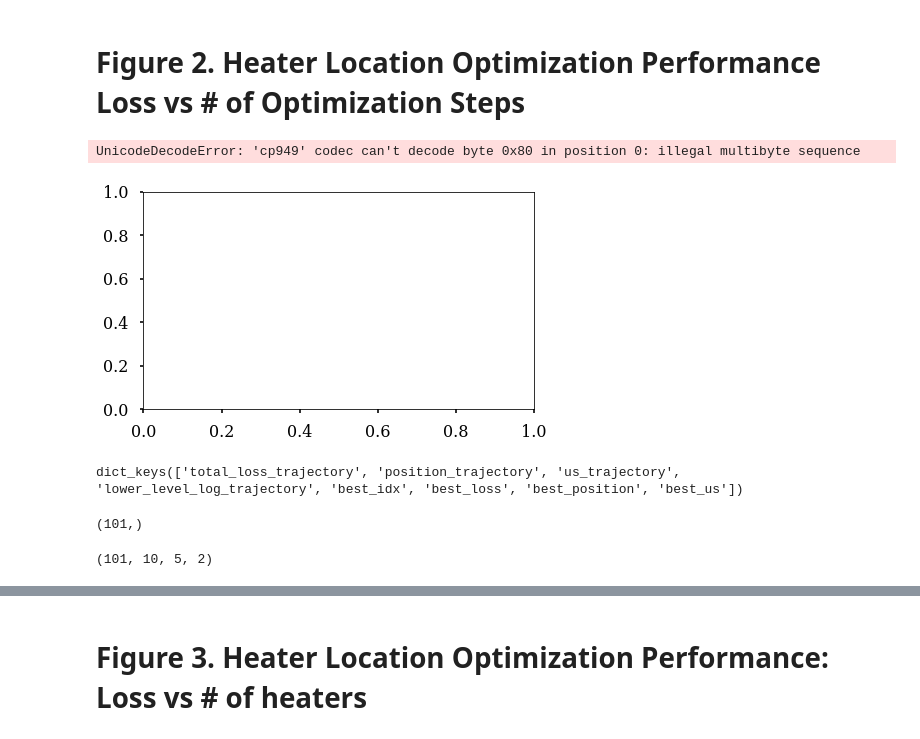
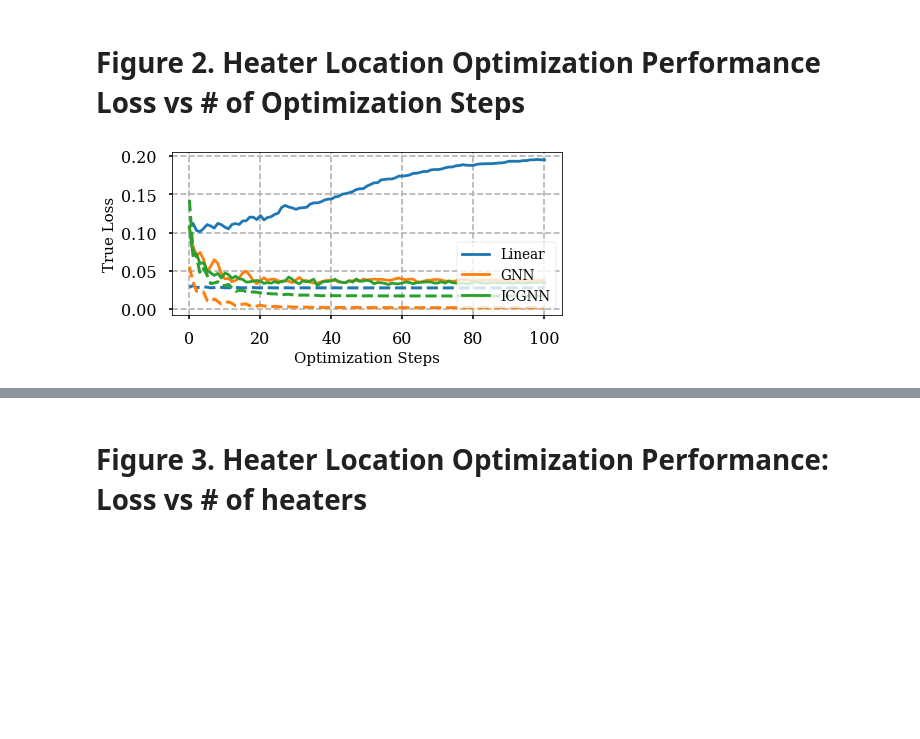
Before and after one commit to song970407/bilevel_design_opt, a Jupyter notebook: figures_practice.ipynb, the cells around one changed output, grey strips where cells are left out. Drawn from its saved outputs; the diff is of its cells as text; code cells hidden in the pictures; blank space fills up the shorter version.

```diff
--- a/figures_practice.ipynb
+++ b/figures_practice.ipynb
@@ -91,5 +88,11 @@ import numpy as np
 # %%
 target = pickle.load(open('data/bilevel_design_opt/target.pkl', 'rb'))
+
+color_dict = {
+    'Linear': u'#1f77b4',
+    'GAT': u'#ff7f0e',
+    'ICGAT': u'#2ca02c'
+}
 
 def measure_design_opt_control(mpc_config, x_trajectory_list, u_trajectory_list):
     ridge_coefficient = mpc_config['ridge_coefficient']
@@ -108,45 +111,76 @@ def measure_design_opt_control(mpc_config, x_trajectory_list, u_trajectory_list)
     loss_list = []
 
     def compute_mpc_loss(x_traj, u_traj, target):
         loss_obj = np.square(x_traj[1:] - target).mean(axis=0).sum()
         loss_ridge = ridge_coefficient * np.square(u_traj).mean(axis=0).sum()
         u_prev = np.concatenate([np.zeros((1, num_heaters)), u_traj[:-1]], axis=0)
         loss_smoothness = smoothness_coefficient * np.square(u_traj - u_prev).mean(axis=0).sum()
         return loss_obj + loss_ridge + loss_smoothness
 
     for (x_traj, u_traj, target) in zip(x_trajectory_list, u_trajectory_list, target_list):
         loss_list.append(compute_mpc_loss(x_traj, u_traj, target))
     return np.array(loss_list)
 
 num_x = 4
 num_heaters = 5
-model_names = ['GAT']
+model_names = ['Linear', 'GAT', 'ICGAT']
 
 mpc_config = {
     'ridge_coefficient': 0.0,
     'smoothness_coefficient': 0.0,
     'target_values_list': target['target_values'],
     'target_times_list': target['target_times'],
     'max_iter': 200,
     'loss_threshold': 1e-9,
     'opt_config': {'lr': 2e-0},
     'scheduler_config': {'patience': 5, 'factor': 0.5, 'min_lr': 1e-4}
 }
 
-fig, axes = plt.subplots(1, 1, figsize=(6, 4))
+fig, axes = plt.subplots(1, 1, figsize=(7, 3))
+for model_name in model_names:
+    loss_curve = []
+    for i in range(101):
+        true_loss_dict = pickle.load(open('bilevel_opt_result/optimal/true_loss/implicit_{}_8/{}_{}_{}.pkl'.format(model_name, num_x, num_heaters, i), 'rb'))
+        x_trajectory_list = true_loss_dict['x_trajectory']
+        u_trajectory_list = true_loss_dict['u_trajectory']
+        log_trajectory_list = true_loss_dict['log_trajectory']
+        loss_list = measure_design_opt_control(mpc_config, x_trajectory_list, u_trajectory_list)
+        loss_curve.append(np.mean(loss_list))
+    if model_name == 'Linear':
+        # axes.plot(loss_curve, label='{}, True Cost'.format(model_name), color=color_dict[model_name])
+        axes.plot(loss_curve, label='{}'.format(model_name), color=color_dict[model_name])
+    elif model_name == 'GAT':
+        # axes.plot(loss_curve, label='{}NN, True Cost'.format(model_name[:-2]), color=color_dict[model_name])
+        axes.plot(loss_curve, label='{}NN'.format(model_name[:-2]), color=color_dict[model_name])
+    else:
+        # axes.plot(loss_curve, label='{}NN, True Cost'.format(model_name[:-2]), color=color_dict[model_name])
+        axes.plot(loss_curve, label='{}NN'.format(model_name[:-2]), color=color_dict[model_name])
 
 for model_name in model_names:
-    true_loss_dict = pickle.load(open('bilevel_opt_result/optimal/true_loss/implicit_{}/{}_{}.pkl'.format(model_name, num_x, num_heaters)))
-    x_trajectory_list = true_loss_dict['x_trajectory_list']
-    u_trajectory_list = true_loss_dict['u_trajectory_list']
-    log_trajectory_list = true_loss_dict['log_trajectory_list']
-    print('Model: {}, Length: {}'.format(model_name, len(x_trajectory_list)))
-    loss_curve = []
-    for itr in range(len(x_trajectory_list)):
-        loss_list = measure_design_opt_contrl(mpc_config, x_trajectory_list[itr], u_trajectory_list[itr])
-        loss_curve.append(np.mean(loss_list))
-    axes.plot(loss_curve, label=model_name)
-fig.show()
+    opt_result = pickle.load(open('bilevel_opt_result/implicit_{}/4_5.pkl'.format(model_name), 'rb'))
+    if model_name == 'Linear':
+        loss_trajectory = opt_result['opt_log']['total_loss_trajectory'][:, 8]
+    else:
+        loss_trajectory = opt_result['design_opt_log']['total_loss_trajectory'][:, 8]
+    axes.plot(loss_trajectory/32, color=color_dict[model_name], linestyle='--', linewidth=3)
+    # if model_name == 'Linear':
+        # axes.plot(loss_trajectory/32, label='{}, Predicted Cost'.format(model_name), color=color_dict[model_name], linestyle='--', linewidth=3
+    # elif model_name == 'GAT':
+        # axes.plot(loss_trajectory/32, label='{}NN, Predicted Cost'.format(model_name[:-2]), color=color_dict[model_name], linestyle='--', linewidth=3)
+    # else:
+        # axes.plot(loss_trajectory/32, label='{}NN, Predicted Cost'.format(model_name[:-2]), color=color_dict[model_name], linestyle='--', linewidth=3)
+
+
+label_size = 15
+
+# axes.ticklabel_format(axis='y', style='sci', scilimits=(0, 0))
+# axes.set_yscale('log')
+# axes.ticklabel_format(axis='y', style='sci')
+axes.legend(fancybox=True, shadow=True)
+axes.grid(True, which='major', ls='--')
+axes.set_xlabel('Optimization Steps', fontsize=label_size)
+axes.set_ylabel('True Loss', fontsize=label_size)
+axes.legend(fontsize=label_size*0.9, loc=4)
+plt.show()
 # %% [output]
-UnicodeDecodeError: 'cp949' codec can't decode byte 0x80 in position 0: illegal multibyte sequence
-[figure, old version]
+[figure, new version]
@@ -161,12 +186,0 @@ with open('bilevel_opt_result/implicit_{}/{}_{}.pkl'.format(model_name, num_x, n
-# %%
-optimal_experiment_result['design_opt_log'].keys()
-# %% [output]
-dict_keys(['total_loss_trajectory', 'position_trajectory', 'us_trajectory', 'lower_level_log_trajectory', 'best_idx', 'best_loss', 'best_position', 'best_us'])
-# %%
-np.argmin(optimal_experiment_result['design_opt_log']['total_loss_trajectory'], axis=1).shape
-# %% [output]
-(101,)
-# %%
-optimal_experiment_result['design_opt_log']['position_trajectory'].shape
-# %% [output]
-(101, 10, 5, 2)
```
Also changed, not shown: parts of 7 cells of this notebook, 17 other files.
